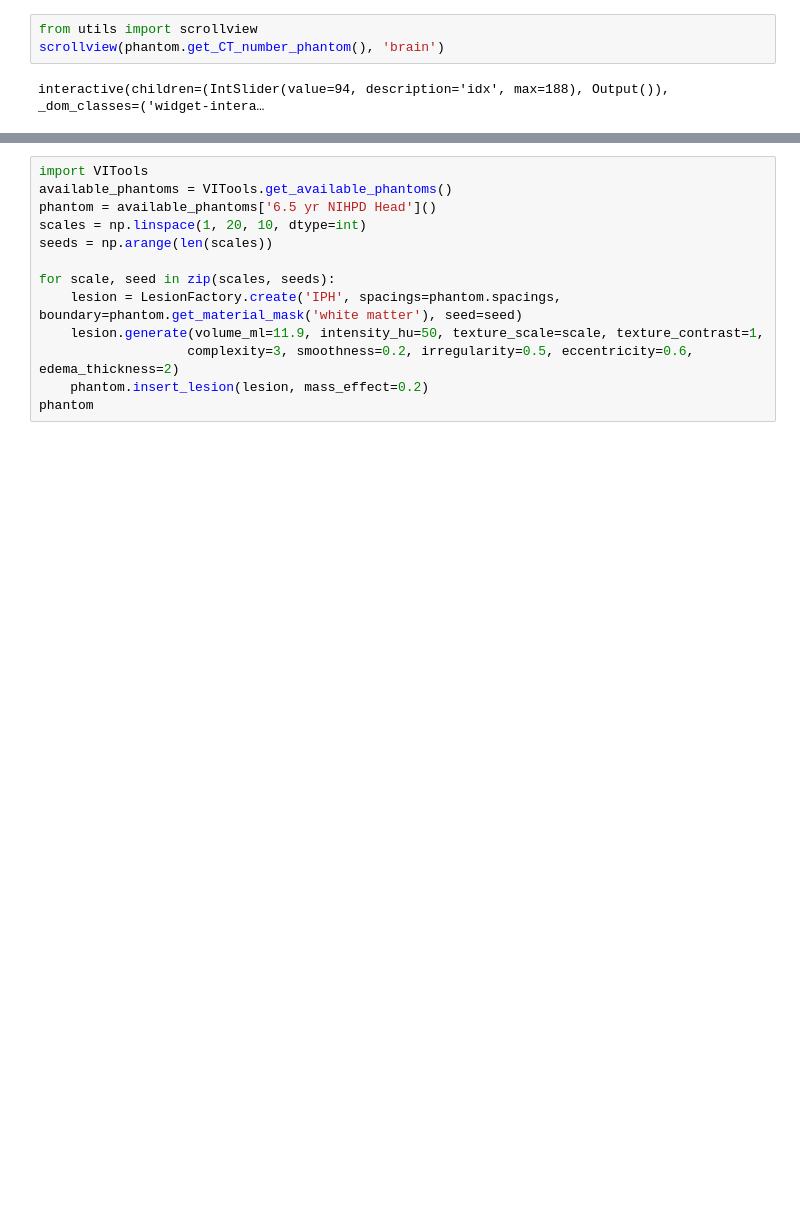
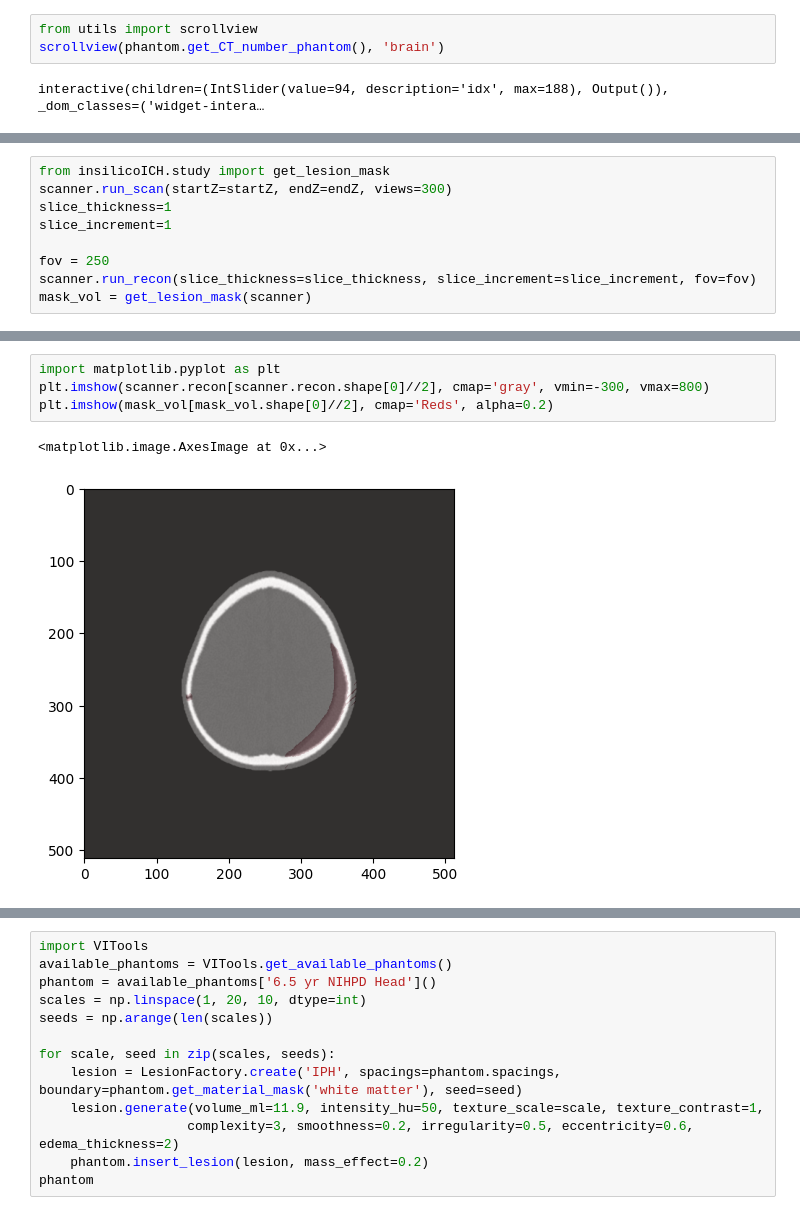
Before and after one commit to DIDSR/InSilicoICH, a Jupyter notebook: notebooks/02_scanners.ipynb, the cells around one changed output, grey strips where cells are left out. Saved outputs shown, nothing was run; the diff lists cells and outputs as text; blank space fills up the shorter version.

```diff
--- a/notebooks/02_scanners.ipynb
+++ b/notebooks/02_scanners.ipynb
@@ -81,0 +84,9 @@ interactive(children=(IntSlider(value=94, description='idx', max=188), Output())
+# %%
+from insilicoICH.study import get_lesion_mask
+scanner.run_scan(startZ=startZ, endZ=endZ, views=300)
+slice_thickness=1
+slice_increment=1
+
+fov = 250
+scanner.run_recon(slice_thickness=slice_thickness, slice_increment=slice_increment, fov=fov)
+mask_vol = get_lesion_mask(scanner)
@@ -81,0 +191,7 @@ interactive(children=(IntSlider(value=94, description='idx', max=188), Output())
+# %%
+import matplotlib.pyplot as plt
+plt.imshow(scanner.recon[scanner.recon.shape[0]//2], cmap='gray', vmin=-300, vmax=800)
+plt.imshow(mask_vol[mask_vol.shape[0]//2], cmap='Reds', alpha=0.2)
+# %% [output]
+<matplotlib.image.AxesImage at 0x...>
+[figure, added]
```
Also changed, not shown: parts of 9 cells of this notebook, 6 other files.
